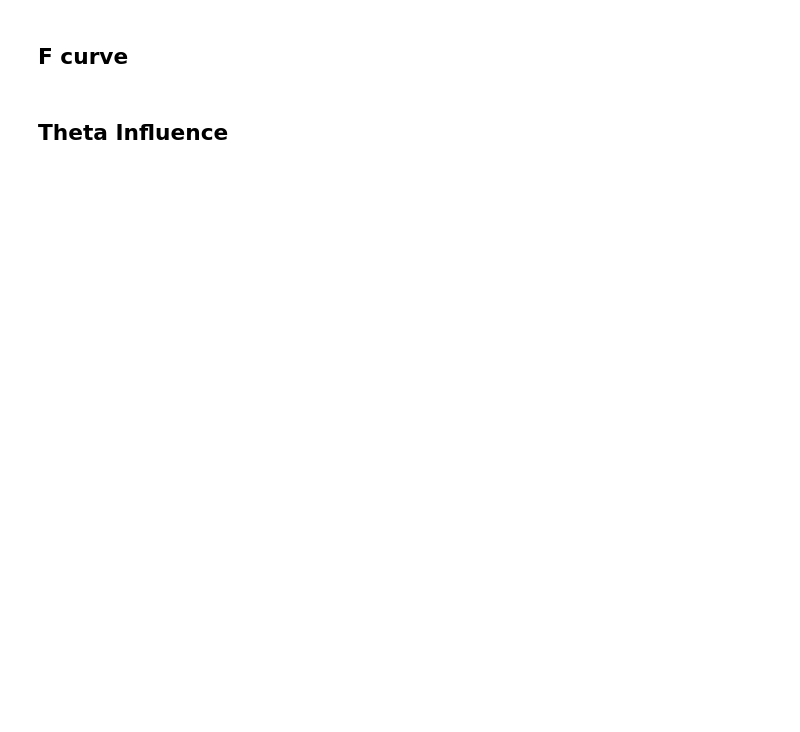
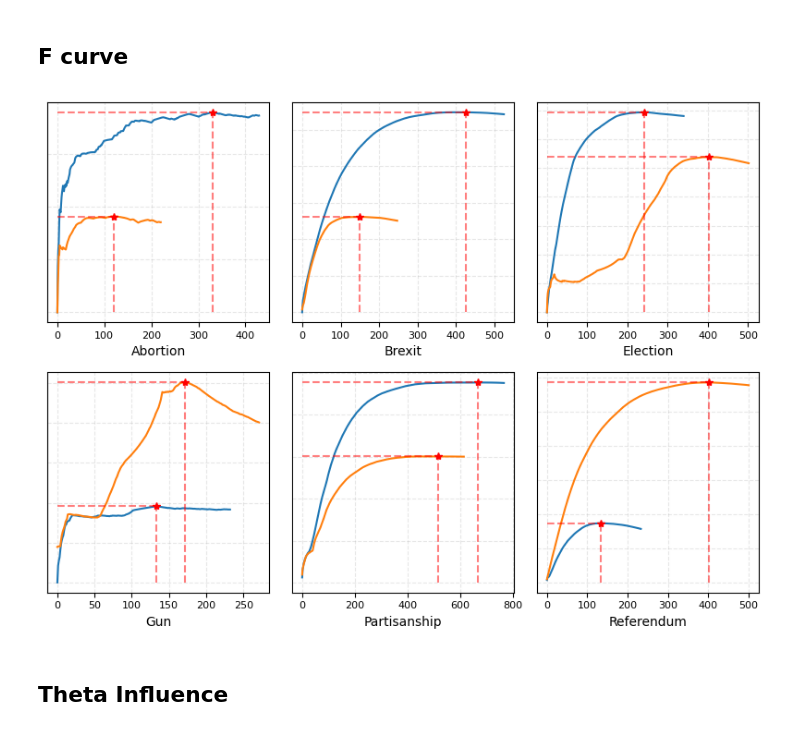
Before and after one commit to zxj0302/PADS, a Jupyter notebook: figures.ipynb, the cells around one changed output. Saved outputs shown, nothing was run; the diff lists cells and outputs as text; code cells hidden in the pictures; blank space fills up the shorter version.

```diff
--- a/figures.ipynb
+++ b/figures.ipynb
@@ -4,6 +4,7 @@ import os
 os.environ['KMP_DUPLICATE_LIB_OK'] = 'TRUE'
 # %%
 datasets = ['Abortion', 'Brexit', 'Election', 'Gun', 'Partisanship', 'Referendum_']
+theta = 0.5
 # %% [markdown]
 ## EC \& ECC
 # %%
@@ -69,7 +87,9 @@ for d in datasets:
 # %% [markdown]
 ## F curve
 # %%
-# fs_curve('figs/fs_curve/fs.pdf')
+fs_curve(datasets, theta=theta, save_path=f'output/figs-theta={theta}/fs_curve/fs.pdf', max_neg=100)
+# %% [output]
+[figure, added]
 # %% [markdown]
 ## Theta Influence
 # %%
```
Also changed, not shown: parts of 10 cells of this notebook, 11 other files.
